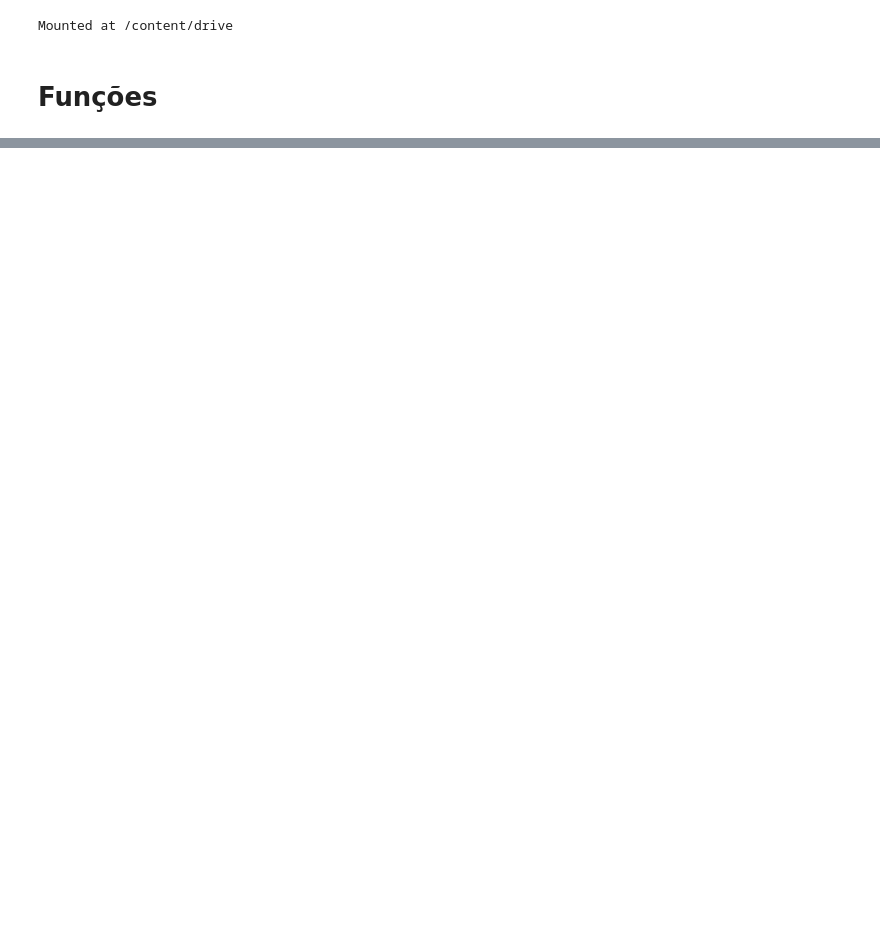
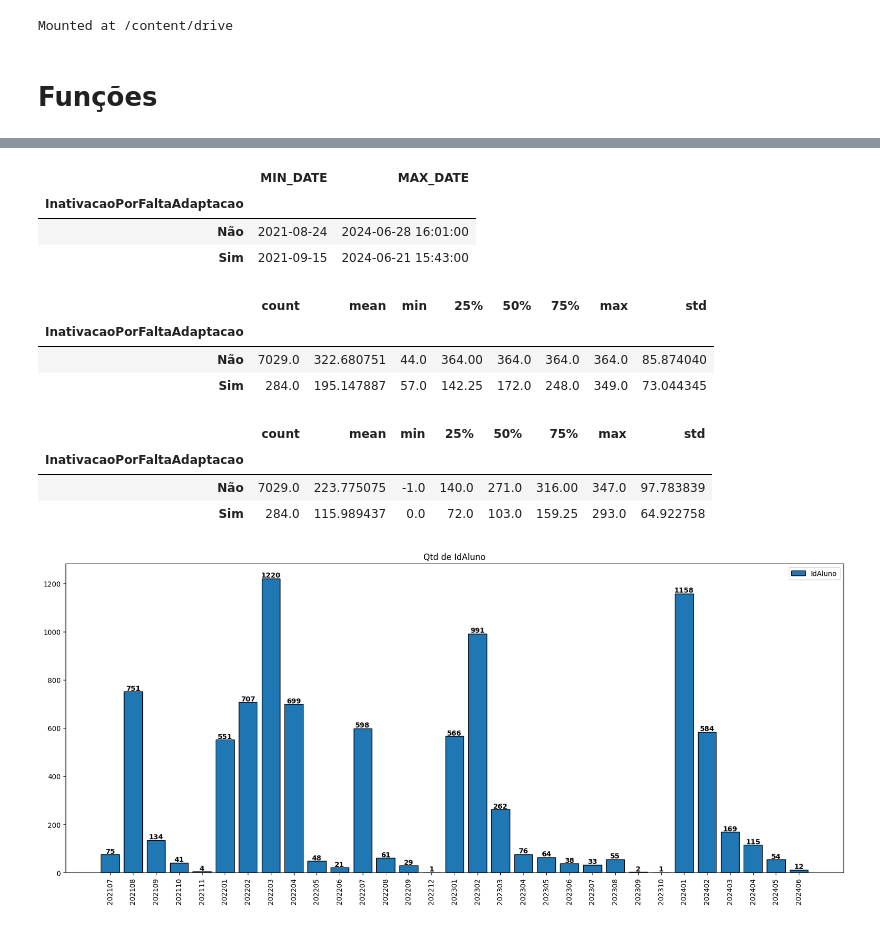
Before and after one commit to johnnathan862/pos-tech-datathon, a Jupyter notebook: creating_target.ipynb, the cells around one changed output, grey strips where cells are left out. Saved outputs shown, nothing was run; the diff lists cells and outputs as text; code cells hidden in the pictures; blank space fills up the shorter version.

```diff
--- a/creating_target.ipynb
+++ b/creating_target.ipynb
@@ -72,0 +177,9 @@ def search_tables_use_column(ls_data_dict, type_search, column_name):
+# %%
+# Dataframes importantes
+alunos_turmas_df = TbAlunos['TbAlunoTurma']
+alunos_df = TbAlunos['TbAluno']
+turmas_df = TbTurma['TbTurma']
+situacao_aluno_turma_df = TbTurma['TbSituacaoAlunoTurma']
+# %%
+# Lista de motivos que parecem ter relação com um problema de adaptação com a metodologia
+lst_motivos_inativacao_sem_adaptacao = [1,6,15,18]
@@ -72,0 +232,6 @@ def search_tables_use_column(ls_data_dict, type_search, column_name):
+# %%
+## Adicionando situação da turma
+alunos_turmas_df = alunos_turmas_df.merge(situacao_aluno_turma_df[['IdSituacaoAlunoTurma','SituacaoAlunoTurma']], on='IdSituacaoAlunoTurma', how='left')
+# alunos_turmas_df.info()
+
+print("Qtd linhas:", alunos_turmas_df.shape[0])
@@ -72,0 +242,11 @@ def search_tables_use_column(ls_data_dict, type_search, column_name):
+# %%
+alunos_turmas_df['InativacaoPorFaltaAdaptacao'] = np.where(alunos_turmas_df['IdMotivoInativacao'].isin(lst_motivos_inativacao_sem_adaptacao), 'Sim', 'Não')
+alunos_turmas_df['target'] = np.where(alunos_turmas_df['InativacaoPorFaltaAdaptacao'] == 'Sim', 1, 0)
+alunos_turmas_df['DataSituacaoAtivo'] = pd.to_datetime(alunos_turmas_df['DataSituacaoAtivo'])
+alunos_turmas_df['DataSituacaoInativo'] = pd.to_datetime(alunos_turmas_df['DataSituacaoInativo'])
+alunos_turmas_df['DataHoraEfetivacaoMatricula'] = pd.to_datetime(alunos_turmas_df['DataHoraEfetivacaoMatricula'])
+alunos_turmas_df['AnoMesAtivo'] = alunos_turmas_df['DataSituacaoAtivo'].dt.strftime('%Y%m')
+alunos_turmas_df['AnoMesInativo'] = alunos_turmas_df['DataSituacaoInativo'].dt.strftime('%Y%m')
+alunos_turmas_df['AnoMesEfetivacaoMatricula'] = alunos_turmas_df['DataHoraEfetivacaoMatricula'].dt.strftime('%Y%m')
+alunos_turmas_df['DifDiasInativoAtivo'] = (alunos_turmas_df['DataSituacaoInativo'] - alunos_turmas_df['DataSituacaoAtivo']).dt.days
+alunos_turmas_df['DifDiasInativoMatricula'] = (alunos_turmas_df['DataSituacaoInativo'] - alunos_turmas_df['DataHoraEfetivacaoMatricula']).dt.days
@@ -72,0 +275,30 @@ def search_tables_use_column(ls_data_dict, type_search, column_name):
+# %%
+# Data máxima e mínima para quem teve inativação
+alunos_turmas_df.groupby('InativacaoPorFaltaAdaptacao').agg(MIN_DATE=('DataSituacaoInativo','min'), MAX_DATE=('DataSituacaoInativo','max'))
+# %% [output]
+|  | MIN_DATE | MAX_DATE |
+| InativacaoPorFaltaAdaptacao |  |  |
+| Não | 2021-08-24 | 2024-06-28 16:01:00 |
+| Sim | 2021-09-15 | 2024-06-21 15:43:00 |
+# %%
+# Qtd média de dias entre os ativar e inativar
+# alunos_turmas_df.groupby('InativacaoPorFaltaAdaptacao').agg(MEDIA_DIAS=('DifDiasInativoAtivo','mean'))
+alunos_turmas_df.groupby('InativacaoPorFaltaAdaptacao').describe()['DifDiasInativoAtivo']
+# %% [output]
+|  | count | mean | min | 25% | 50% | 75% | max | std |
+| InativacaoPorFaltaAdaptacao |  |  |  |  |  |  |  |  |
+| Não | 7029.0 | 322.680751 | 44.0 | 364.00 | 364.0 | 364.0 | 364.0 | 85.874040 |
+| Sim | 284.0 | 195.147887 | 57.0 | 142.25 | 172.0 | 248.0 | 349.0 | 73.044345 |
+# %%
+# Qtd média de dias entre matricula e inativação
+alunos_turmas_df.groupby('InativacaoPorFaltaAdaptacao').describe()['DifDiasInativoMatricula']
+# %% [output]
+|  | count | mean | min | 25% | 50% | 75% | max | std |
+| InativacaoPorFaltaAdaptacao |  |  |  |  |  |  |  |  |
+| Não | 7029.0 | 223.775075 | -1.0 | 140.0 | 271.0 | 316.00 | 347.0 | 97.783839 |
+| Sim | 284.0 | 115.989437 | 0.0 | 72.0 | 103.0 | 159.25 | 293.0 | 64.922758 |
+# %%
+# Qtd de alunos por ano e mês da matricula
+plot_qtd_stack_bar(alunos_turmas_df, x='AnoMesEfetivacaoMatricula', y='IdAluno', group=None, figsize=(20,8))
+# %% [output]
+[figure, added]
```
Also changed, not shown: parts of 27 cells of this notebook.
